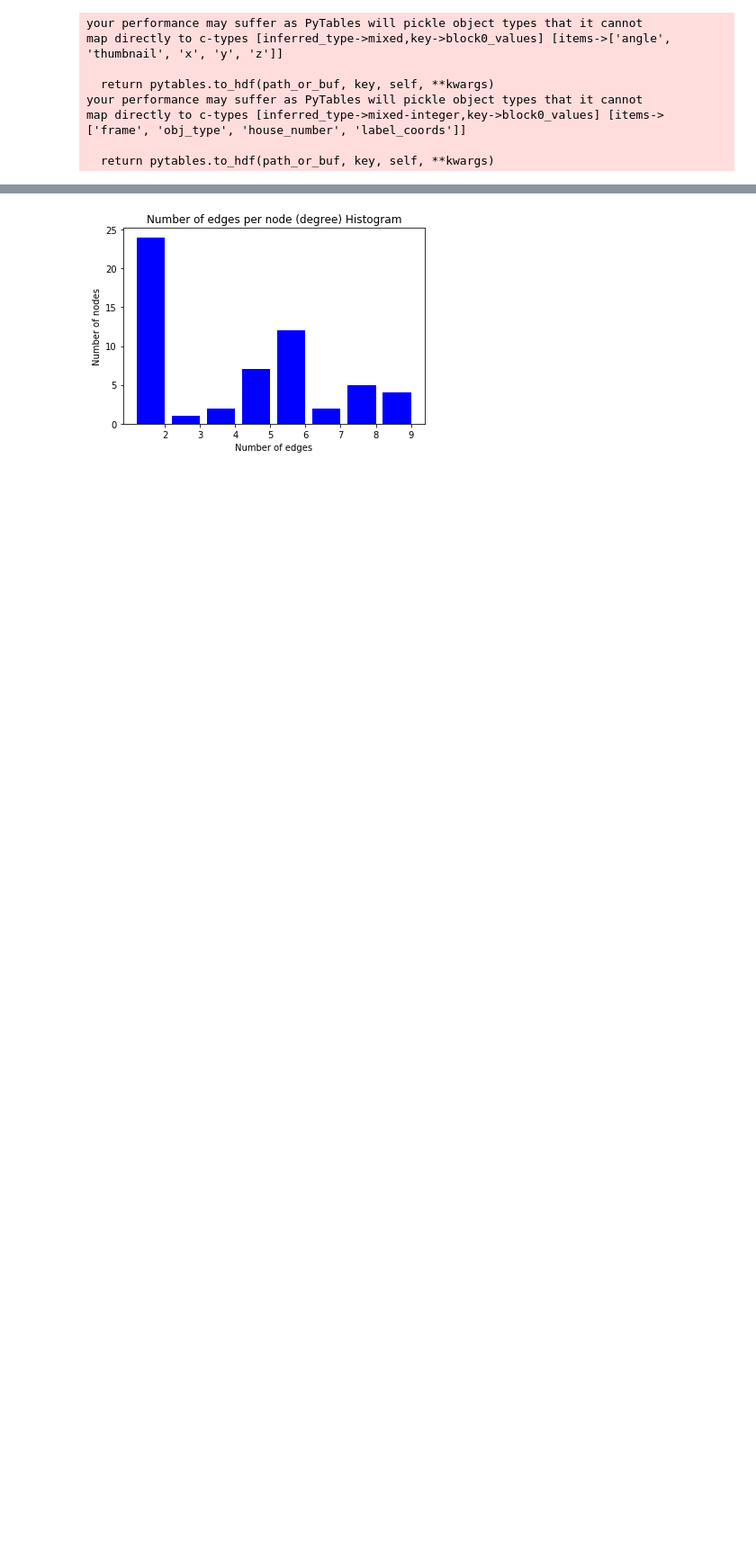
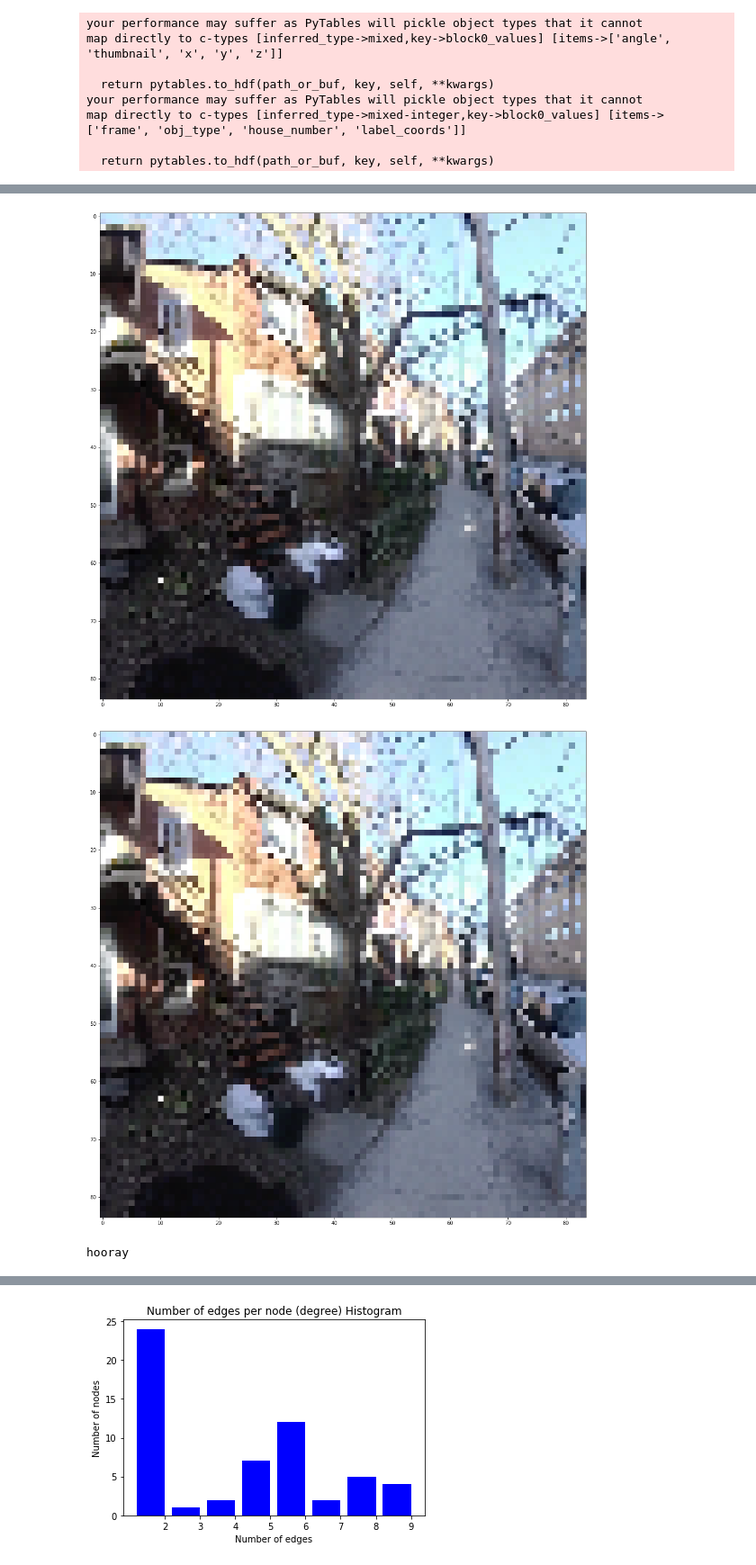
Before and after one commit to mweiss17/hyrule-gym, a Jupyter notebook: dataset.ipynb, the cells around one changed output, grey strips where cells are left out. Shown at 90% size. Drawn from its saved outputs; the diff is of its cells as text; code cells hidden in the pictures; blank space fills up the shorter version.

```diff
--- a/dataset.ipynb
+++ b/dataset.ipynb
@@ -88 +38,15 @@ env.agent_pos
+# %%
+# Demonstrate a transition between two images.
+env.agent_dir = 90.
+env.agent_pos = 23
+
+env._get_image(high_res=False, plot=True)
+env.transition()
+env._get_image(high_res=False, plot=True)
+
+print("hooray")
+# %% [output]
+[figure, added]
+[figure, added]
+hooray
 # %%
```
Also changed, not shown: parts of 7 cells of this notebook, 1 other file.
